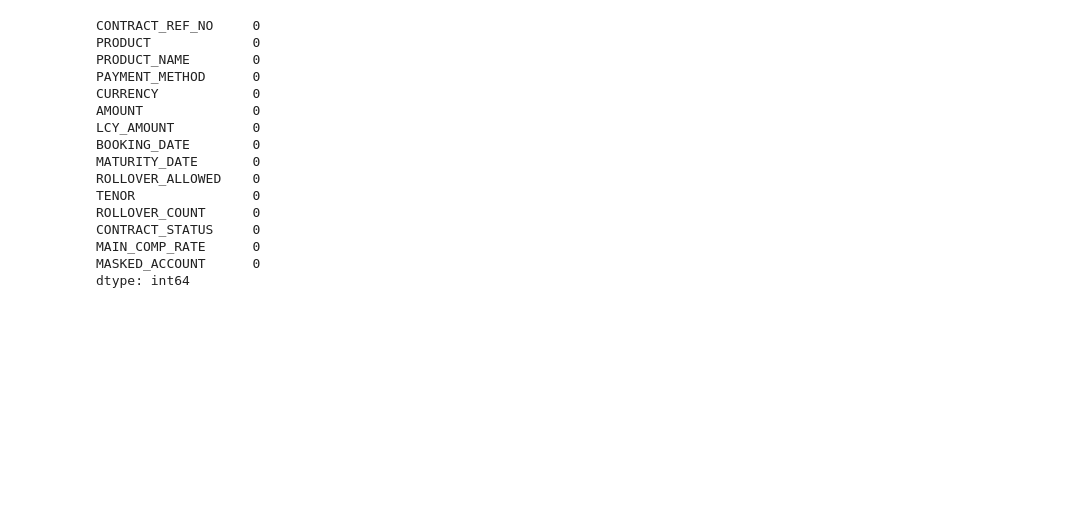
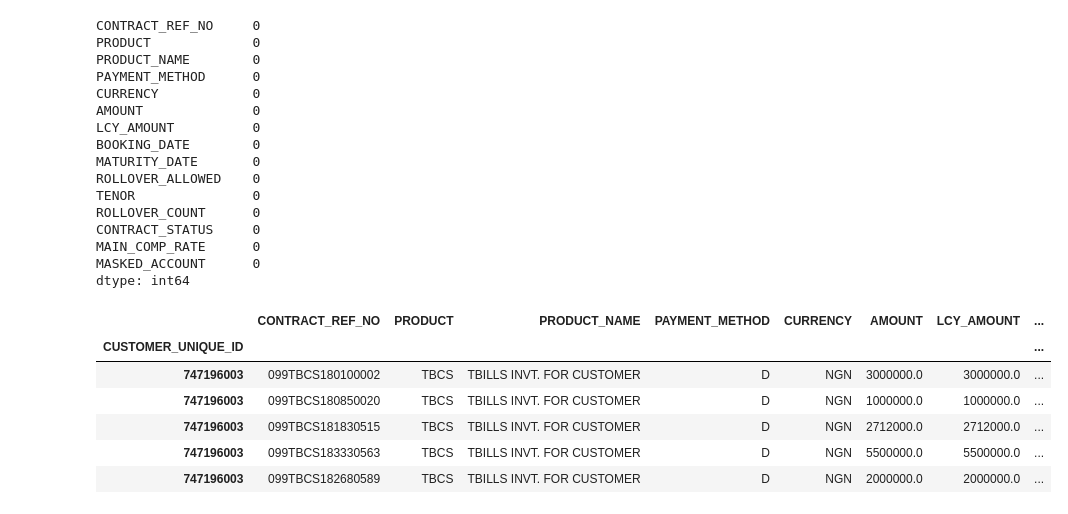
Before and after one commit to Ayanlola2002/Stutern, a Jupyter notebook: Stutern_Group_Task.ipynb, the cells around one changed output. Cells and saved outputs as stored; diff of their text form; code cells hidden in the pictures; blank space fills up the shorter version.

```diff
--- a/Stutern_Group_Task.ipynb
+++ b/Stutern_Group_Task.ipynb
@@ -546,0 +546,10 @@ dtype: int64
+# %%
+all_investments.loc[747196003]
+# %% [output]
+|  | CONTRACT_REF_NO | PRODUCT | PRODUCT_NAME | PAYMENT_METHOD | CURRENCY | AMOUNT | LCY_AMOUNT | ... |
+| CUSTOMER_UNIQUE_ID |  |  |  |  |  |  |  | ... |
+| 747196003 | 099TBCS180100002 | TBCS | TBILLS INVT. FOR CUSTOMER | D | NGN | 3000000.0 | 3000000.0 | ... |
+| 747196003 | 099TBCS180850020 | TBCS | TBILLS INVT. FOR CUSTOMER | D | NGN | 1000000.0 | 1000000.0 | ... |
+| 747196003 | 099TBCS181830515 | TBCS | TBILLS INVT. FOR CUSTOMER | D | NGN | 2712000.0 | 2712000.0 | ... |
+| 747196003 | 099TBCS183330563 | TBCS | TBILLS INVT. FOR CUSTOMER | D | NGN | 5500000.0 | 5500000.0 | ... |
+| 747196003 | 099TBCS182680589 | TBCS | TBILLS INVT. FOR CUSTOMER | D | NGN | 2000000.0 | 2000000.0 | ... |
```
Also changed, not shown: parts of 5 cells of this notebook.
